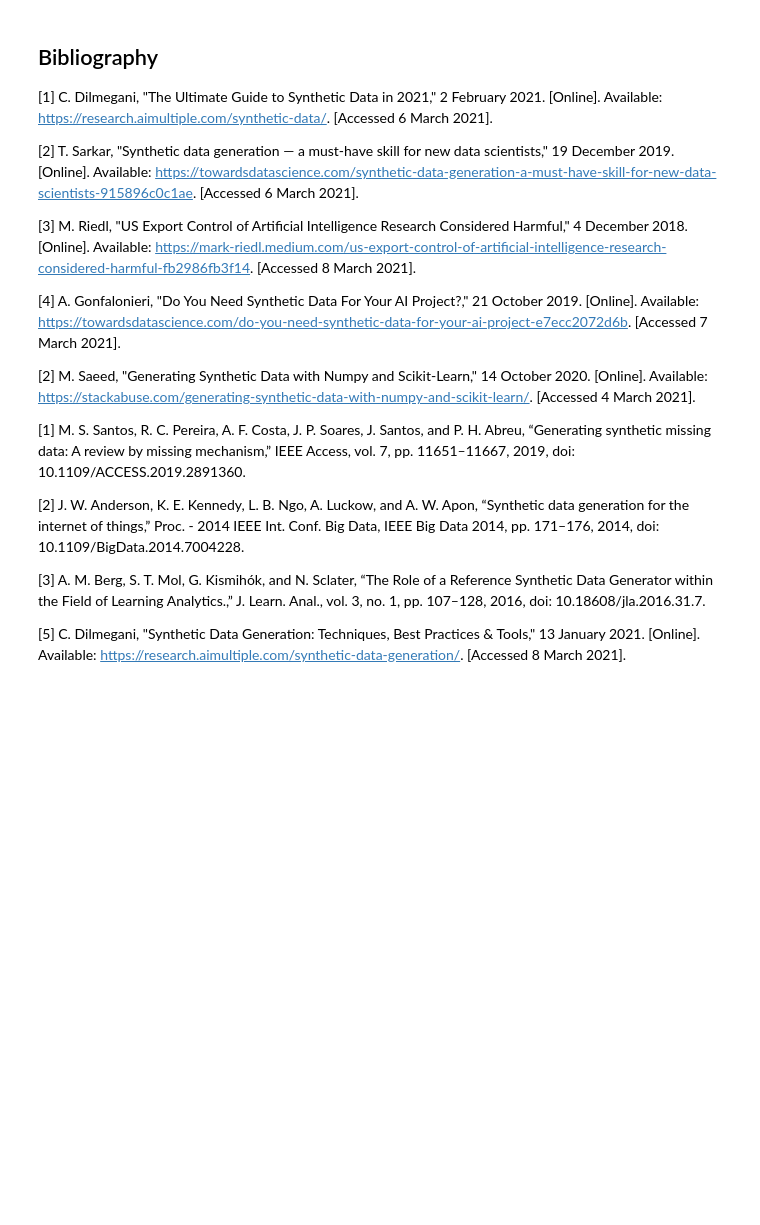
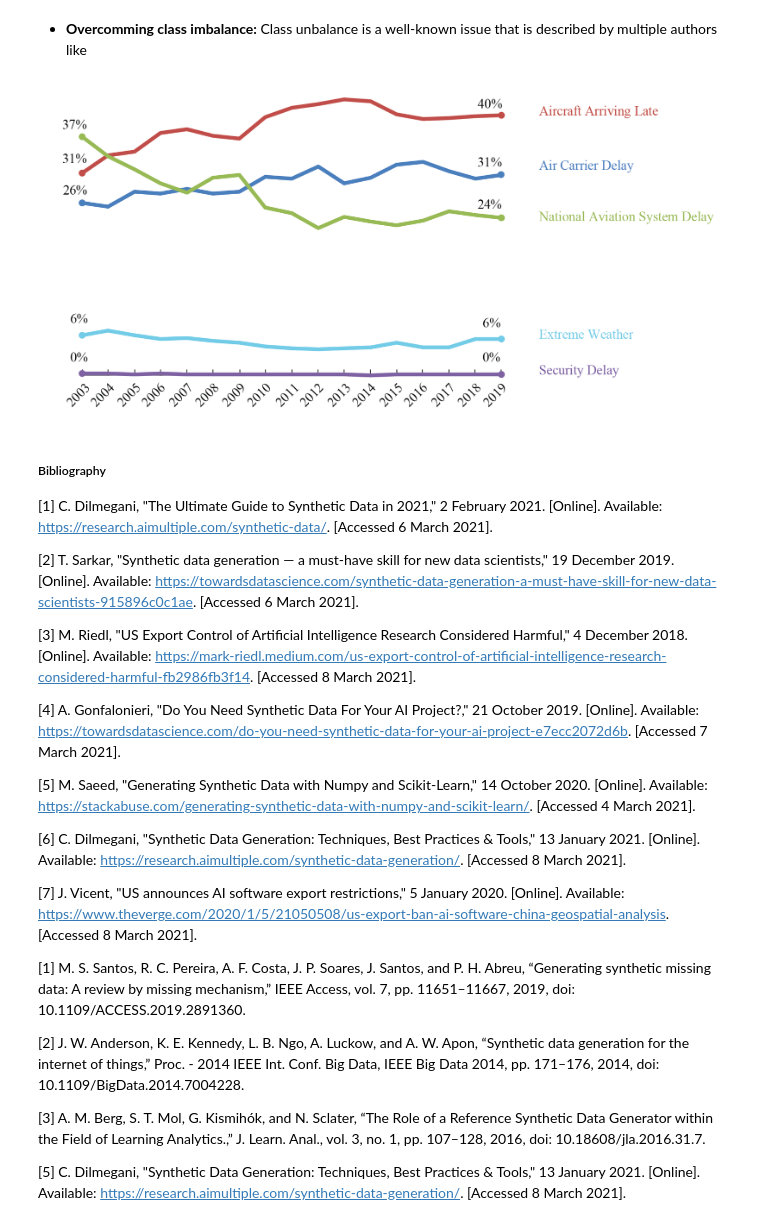
Before and after one commit to rscd27p/RPI_Investigation3, a Jupyter notebook: RPI_Investigation3_Randy_Cespedes.ipynb, the cells around one changed output. Drawn from its saved outputs; the diff is of its cells as text; code cells hidden in the pictures; blank space fills up the shorter version.

```diff
--- a/RPI_Investigation3_Randy_Cespedes.ipynb
+++ b/RPI_Investigation3_Randy_Cespedes.ipynb
@@ -36,5 +40,13 @@ The processing of this dataset is done in the jupyter notebook named [Investigat
+# %% [markdown]
+- **Overcomming class imbalance:** Class unbalance is a well-known issue that is described by multiple authors like
+# %%
+Image("Images/Delay Cause by Year, 2003-2019 crop.png")
+
+#source: https://www.bts.gov/topics/airlines-and-airports/understanding-reporting-causes-flight-delays-and-cancellations
+# %% [output]
+[figure, added]
 # %% [markdown]
-## Bibliography
+##### Bibliography
 
 [1]	C. Dilmegani, "The Ultimate Guide to Synthetic Data in 2021," 2 February 2021. [Online]. Available: https://research.aimultiple.com/synthetic-data/. [Accessed 6 March 2021].
 
@@ -44,7 +56,11 @@ The processing of this dataset is done in the jupyter notebook named [Investigat
 
 [4] A. Gonfalonieri, "Do You Need Synthetic Data For Your AI Project?," 21 October 2019. [Online]. Available: https://towardsdatascience.com/do-you-need-synthetic-data-for-your-ai-project-e7ecc2072d6b. [Accessed 7 March 2021].
 
-[2] M. Saeed, "Generating Synthetic Data with Numpy and Scikit-Learn," 14 October 2020. [Online]. Available: https://stackabuse.com/generating-synthetic-data-with-numpy-and-scikit-learn/. [Accessed 4 March 2021].
+[5] M. Saeed, "Generating Synthetic Data with Numpy and Scikit-Learn," 14 October 2020. [Online]. Available: https://stackabuse.com/generating-synthetic-data-with-numpy-and-scikit-learn/. [Accessed 4 March 2021].
+
+[6] C. Dilmegani, "Synthetic Data Generation: Techniques, Best Practices & Tools," 13 January 2021. [Online]. Available: https://research.aimultiple.com/synthetic-data-generation/. [Accessed 8 March 2021].
+
+[7] J. Vicent, "US announces AI software export restrictions," 5 January 2020. [Online]. Available: https://www.theverge.com/2020/1/5/21050508/us-export-ban-ai-software-china-geospatial-analysis. [Accessed 8 March 2021].
 
 [1]	M. S. Santos, R. C. Pereira, A. F. Costa, J. P. Soares, J. Santos, and P. H. Abreu, “Generating synthetic missing data: A review by missing mechanism,” IEEE Access, vol. 7, pp. 11651–11667, 2019, doi: 10.1109/ACCESS.2019.2891360.
 
```
Also changed, not shown: parts of 4 cells of this notebook, 2 other files.
